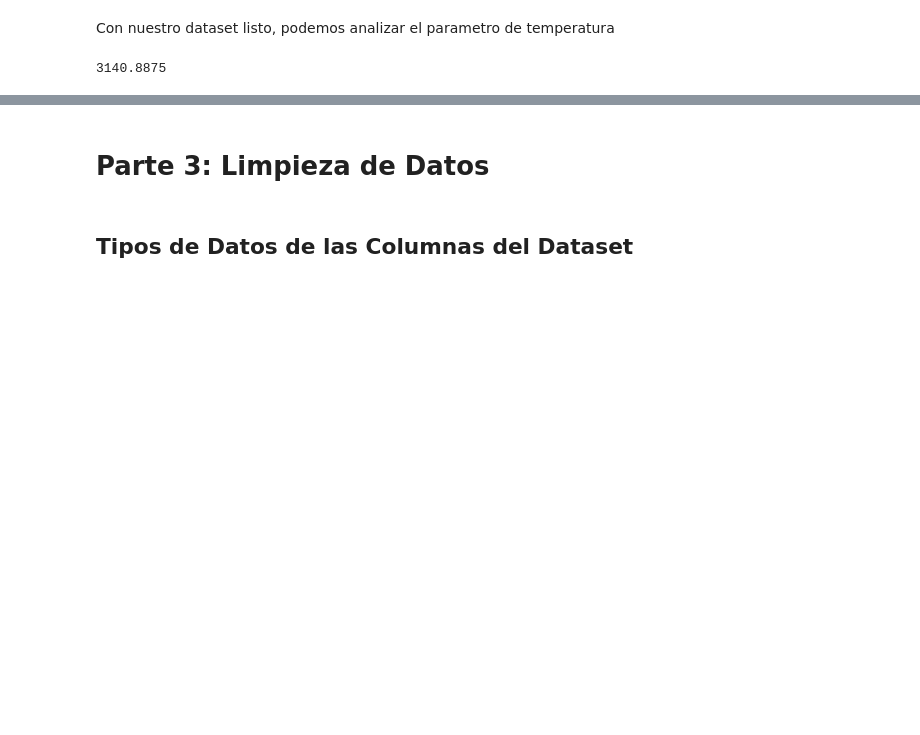
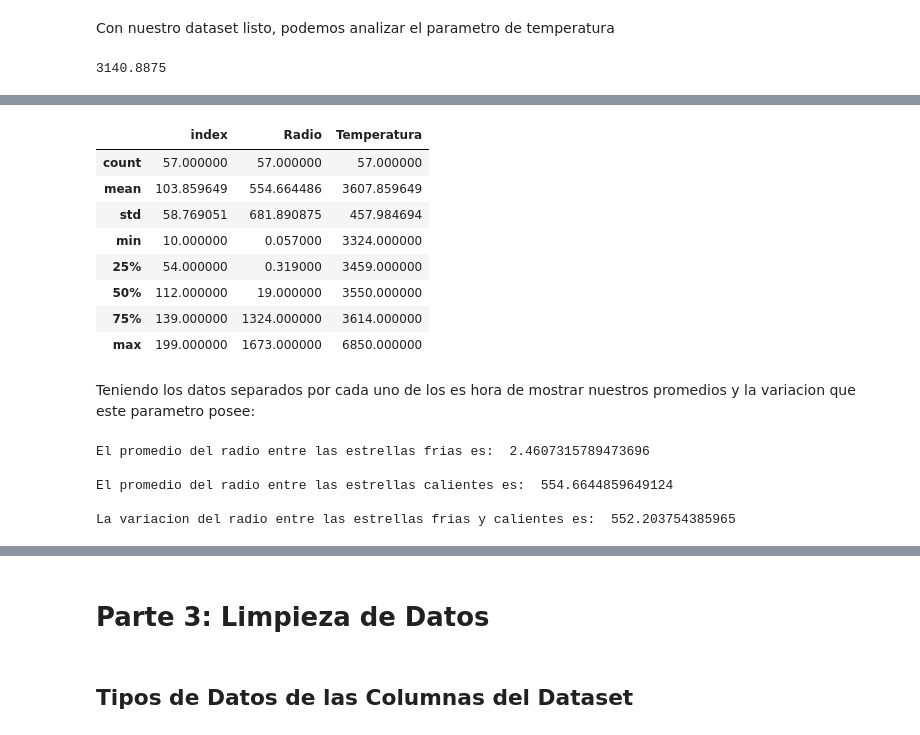
Before and after one commit to patrickvldesarrollo/estrellas_notebook, a Jupyter notebook: Prediccion de Tipo Estrellas.ipynb, the cells around one changed output, grey strips where cells are left out. Drawn from its saved outputs; the diff is of its cells as text; code cells hidden in the pictures; blank space fills up the shorter version.

```diff
--- a/Prediccion de Tipo Estrellas.ipynb
+++ b/Prediccion de Tipo Estrellas.ipynb
@@ -209,0 +255,35 @@ Como podemos ver, dentro de la Clase M de estrellas, las estrellas de Tipo 0 y 1
+# %%
+# Filtramos los datos por aquellos que sean mas calientes a la mediana de la temperatura
+data_calientes = data_rojas[data_rojas["Temperatura"] >= 3324]
+data_calientes.describe()
+# %% [output]
+|  | index | Radio | Temperatura |
+| count | 57.000000 | 57.000000 | 57.000000 |
+| mean | 103.859649 | 554.664486 | 3607.859649 |
+| std | 58.769051 | 681.890875 | 457.984694 |
+| min | 10.000000 | 0.057000 | 3324.000000 |
+| 25% | 54.000000 | 0.319000 | 3459.000000 |
+| 50% | 112.000000 | 19.000000 | 3550.000000 |
+| 75% | 139.000000 | 1324.000000 | 3614.000000 |
+| max | 199.000000 | 1673.000000 | 6850.000000 |
+# %% [markdown]
+Teniendo los datos separados por cada uno de los es hora de mostrar nuestros promedios y la variacion que este parametro posee:
+# %%
+prod_frias = data_frias["Radio"].mean()
+print("El promedio del radio entre las estrellas frias es: ", prod_frias)
+
+print()
+
+prod_calientes = data_calientes["Radio"].mean()
+print("El promedio del radio entre las estrellas calientes es: ", prod_calientes)
+
+print()
+
+var_prod = (prod_calientes-prod_frias)
+print("La variacion del radio entre las estrellas frias y calientes es: ", var_prod)
+# %% [output]
+El promedio del radio entre las estrellas frias es:  2.4607315789473696
+
+El promedio del radio entre las estrellas calientes es:  554.6644859649124
+
+La variacion del radio entre las estrellas frias y calientes es:  552.203754385965
```
Also changed, not shown: parts of 14 cells of this notebook.
